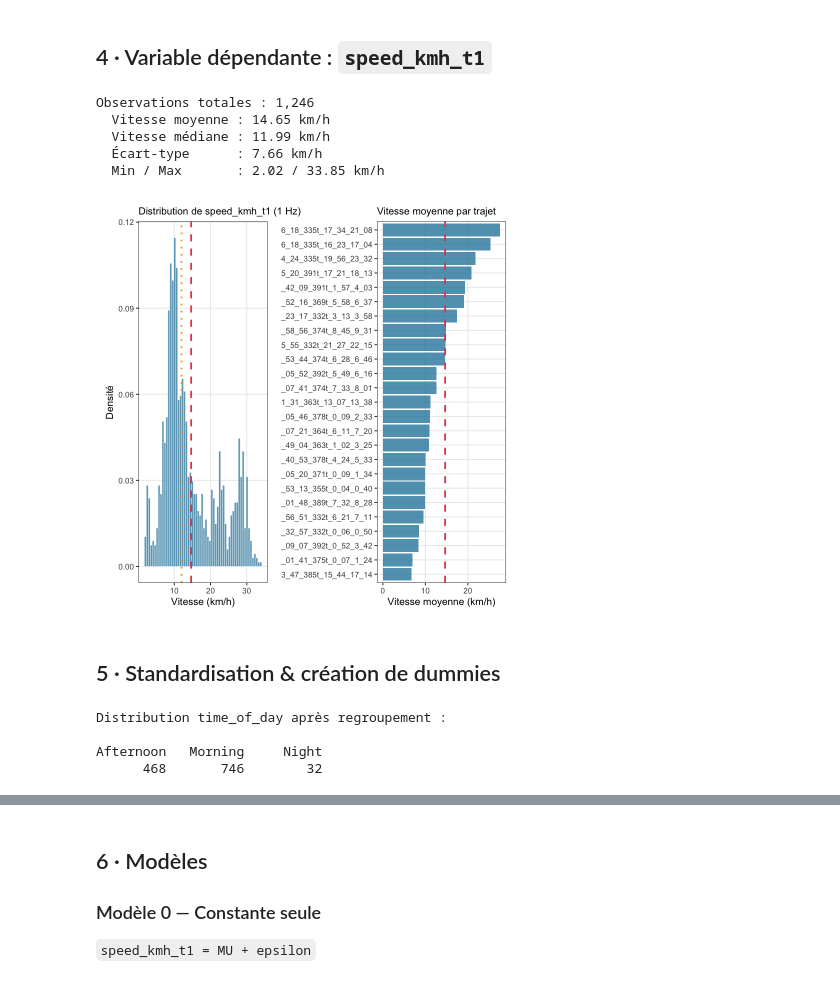
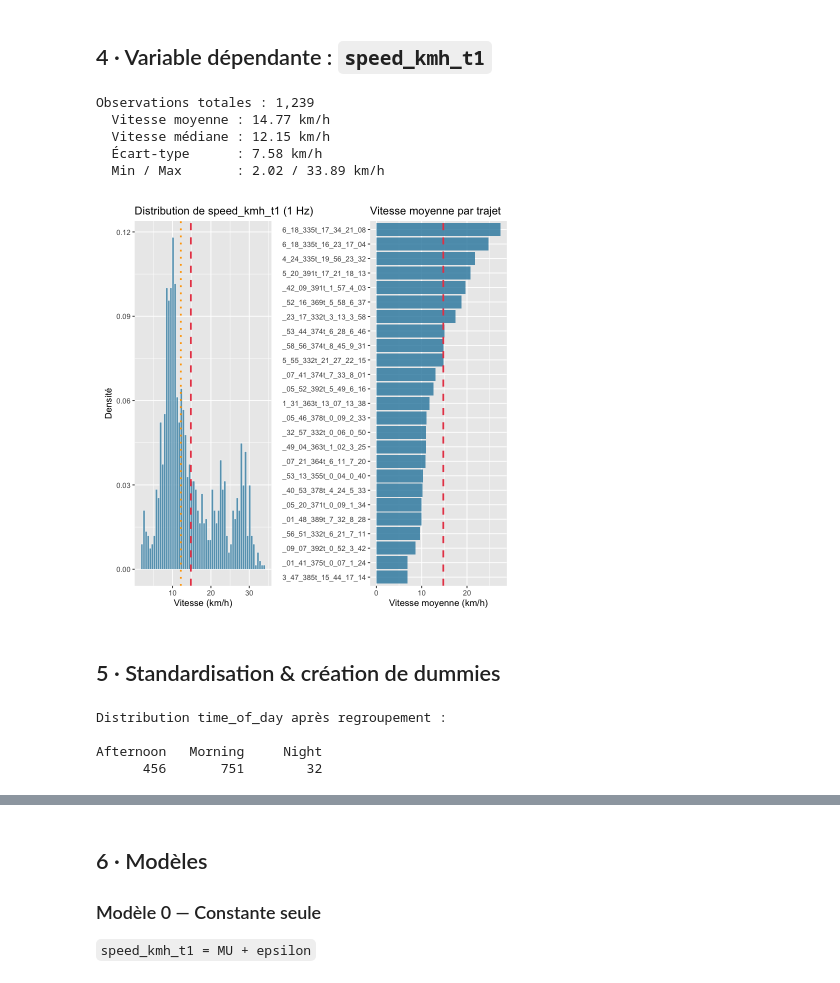
Before and after one commit to martin1207/newmob_modeling, a Jupyter notebook: escooter_linear_speed_R.ipynb, the cells around one changed output, grey strips where cells are left out. Saved outputs shown, nothing was run; the diff lists cells and outputs as text; code cells hidden in the pictures.

```diff
--- a/escooter_linear_speed_R.ipynb
+++ b/escooter_linear_speed_R.ipynb
@@ -4,7 +4,7 @@
 library(dplyr)
 library(tidyr)
 library(ggplot2)
-library(patchwork)   # combiner les plots ggplot2
+library(patchwork)
 
 source("functions_linear.R")
 
@@ -12,8 +12,4 @@ DATASET_PATH <- "/Volumes/My Passport/NEWMOB/clean_dataset.csv"
 FPS          <- 30
 COLOR_A      <- "#2E86AB"
 COLOR_B      <- "#E84855"
-
-theme_set(theme_bw(base_size = 12) +
-  theme(panel.grid.minor = element_blank(),
-        plot.title = element_text(size = 12)))
 # %% [output]
@@ -41,0 +37,21 @@ A data.frame: 4 × 80
+# %%
+# ── Vitesse (speed_kmh) en fonction de la frame, un panneau par clip ─────────
+df_raw <- df_raw %>% filter(speed_kmh > 1,
+#source != "335t_2023-04-28 08_04_24_335t_19_56_23_32"
+# & source != "391t_2022-10-09 16_42_09_391t_1_57_4_03"
+# & source != "335t_2023-06-02 08_06_18_335t_16_23_17_04"
+## & source != "371t_2023-10-19_18_05_20_371t_0_09_1_34"
+ )
+n_clips  <- n_distinct(df_raw$source)
+ncols    <- ceiling(sqrt(n_clips))
+
+ggplot(df_raw, aes(x = frame, y = speed_kmh_t1)) +
+  geom_line(color = COLOR_A, linewidth = 0.5, alpha = 0.8) +
+  facet_wrap(~ source, scales = "free_x", ncol = ncols) +
+  labs(
+    title = "Vitesse au cours du temps — par clip (speed > 5 km/h)",
+    x     = "Frame",
+    y     = "Vitesse (km/h)"
+  ) +
+  theme(strip.text = element_text(size = 7),
+        axis.text  = element_text(size = 6))
@@ -45,10 +66,10 @@ A data.frame: 4 × 80
 Le dataset est échantillonné à 30 FPS. On regroupe par **seconde** (`second = frame %/% 30`) :
 # %%
 df_1hz <- df_raw %>%
-  mutate(second = frame %/% FPS) %>%
+  mutate(second = (frame %/% FPS) %/% 1) %>%
   group_by(source, second) %>%
   summarise(
-    speed_kmh                    = mean(speed_kmh,                        na.rm = TRUE),
+    speed_kmh_t1                    = mean(speed_kmh_t1,                        na.rm = TRUE),
     rider_id                     = first(rider_id),
     n_pedestrians                = median(n_pedestrians,                      na.rm = TRUE),
     n_cyclists                   = median(n_cyclists,                         na.rm = TRUE),
@@ -70,8 +91,10 @@ df_1hz <- df_raw %>%
     prop_vru_cyclist             = max(prop_vru_cyclist,                   na.rm = TRUE),
     prop_vru_pedestrian          = max(prop_vru_pedestrian,                na.rm = TRUE),
     prop_interaction_same_direction = max(prop_interaction_same_direction, na.rm = TRUE),
+    prop_interaction_crossing     = max(prop_interaction_crossing,          na.rm = TRUE),
     prop_interaction_opposite_direction = max(prop_interaction_opposite_direction, na.rm = TRUE),
-    prop_interaction_crossing = max(prop_interaction_crossing, na.rm = TRUE),
+    prop_interaction_stationary   = max(prop_interaction_stationary,       na.rm = TRUE),
+    #prop_interaction_standing = max(prop_interaction_stationnary, na.rm = TRUE),
 
     # ── Nouvelles variables annotées ────────────────────────────────────────
     n_elderly                    = median(n_elderly,                          na.rm = TRUE),
@@ -92,7 +115,7 @@ df_1hz <- df_raw %>%
   ) %>%
   arrange(source, second) %>%
   group_by(source) %>%
-  mutate(speed_kmh_t1 = lead(speed_kmh)) %>%
+  mutate(speed_kmh_t1 = ifelse(second == max(second), NA_real_, speed_kmh_t1)) %>%
   ungroup()
 
 cat(sprintf("Après réduction 1 Hz : %s secondes — %d trajets\n",
@@ -128,46 +151,46 @@ Après réduction 1 Hz : 1,271 secondes — 25 trajets
 ## 4 · Variable dépendante : `speed_kmh_t1`
 # %%
 df_model <- df_1hz %>%
-  filter(!is.na(speed_kmh_t1), !is.na(n_pedestrians), !is.na(road_width_perp_m)) %>%
+  filter(!is.na(speed_kmh_t1), !is.na(n_pedestrians)) %>%
   mutate(rider_id_num = as.integer(factor(rider_id)))
 
 cat(sprintf("Observations totales : %s\n", format(nrow(df_model), big.mark = ",")))
 cat(sprintf("  Vitesse moyenne : %.2f km/h\n", mean(df_model$speed_kmh_t1)))
 cat(sprintf("  Vitesse médiane : %.2f km/h\n", median(df_model$speed_kmh_t1)))
 cat(sprintf("  Écart-type      : %.2f km/h\n", sd(df_model$speed_kmh_t1)))
 cat(sprintf("  Min / Max       : %.2f / %.2f km/h\n",
             min(df_model$speed_kmh_t1), max(df_model$speed_kmh_t1)))
 
 p1 <- ggplot(df_model, aes(x = speed_kmh_t1)) +
   geom_histogram(aes(y = after_stat(density)), bins = 60,
                  fill = COLOR_A, alpha = 0.75, color = "white", linewidth = 0.2) +
   geom_vline(aes(xintercept = mean(speed_kmh_t1)), color = COLOR_B,
              linetype = "dashed", linewidth = 1) +
   geom_vline(aes(xintercept = median(speed_kmh_t1)), color = "orange",
              linetype = "dotted", linewidth = 1) +
   labs(x = "Vitesse (km/h)", y = "Densité",
        title = "Distribution de speed_kmh_t1 (1 Hz)")
 
 speed_by_traj <- df_model %>%
   group_by(source) %>%
   summarise(mean_speed = mean(speed_kmh_t1), .groups = "drop") %>%
   arrange(mean_speed) %>%
   mutate(source_short = substr(source, nchar(source) - 20, nchar(source)))
 
 p2 <- ggplot(speed_by_traj, aes(x = mean_speed, y = reorder(source_short, mean_speed))) +
   geom_col(fill = COLOR_A, alpha = 0.8) +
   geom_vline(xintercept = mean(df_model$speed_kmh_t1),
              color = COLOR_B, linetype = "dashed", linewidth = 1) +
   labs(x = "Vitesse moyenne (km/h)", y = NULL, title = "Vitesse moyenne par trajet")
 
 p1 + p2
 # %% [output]
-Observations totales : 1,246
-  Vitesse moyenne : 14.65 km/h
-  Vitesse médiane : 11.99 km/h
-  Écart-type      : 7.66 km/h
-  Min / Max       : 2.02 / 33.85 km/h
+Observations totales : 1,239
+  Vitesse moyenne : 14.77 km/h
+  Vitesse médiane : 12.15 km/h
+  Écart-type      : 7.58 km/h
+  Min / Max       : 2.02 / 33.89 km/h
-[figure, old version]
+[figure, new version]
 # %% [markdown]
 ## 5 · Standardisation & création de dummies
 # %%
@@ -181,5 +204,5 @@ print(table(df_model$time_of_day))
 Distribution time_of_day après regroupement :
 
 Afternoon   Morning     Night
-      468       746        32
+      456       751        32
 # %%
```
Also changed, not shown: parts of 54 cells of this notebook, 6 other files.
